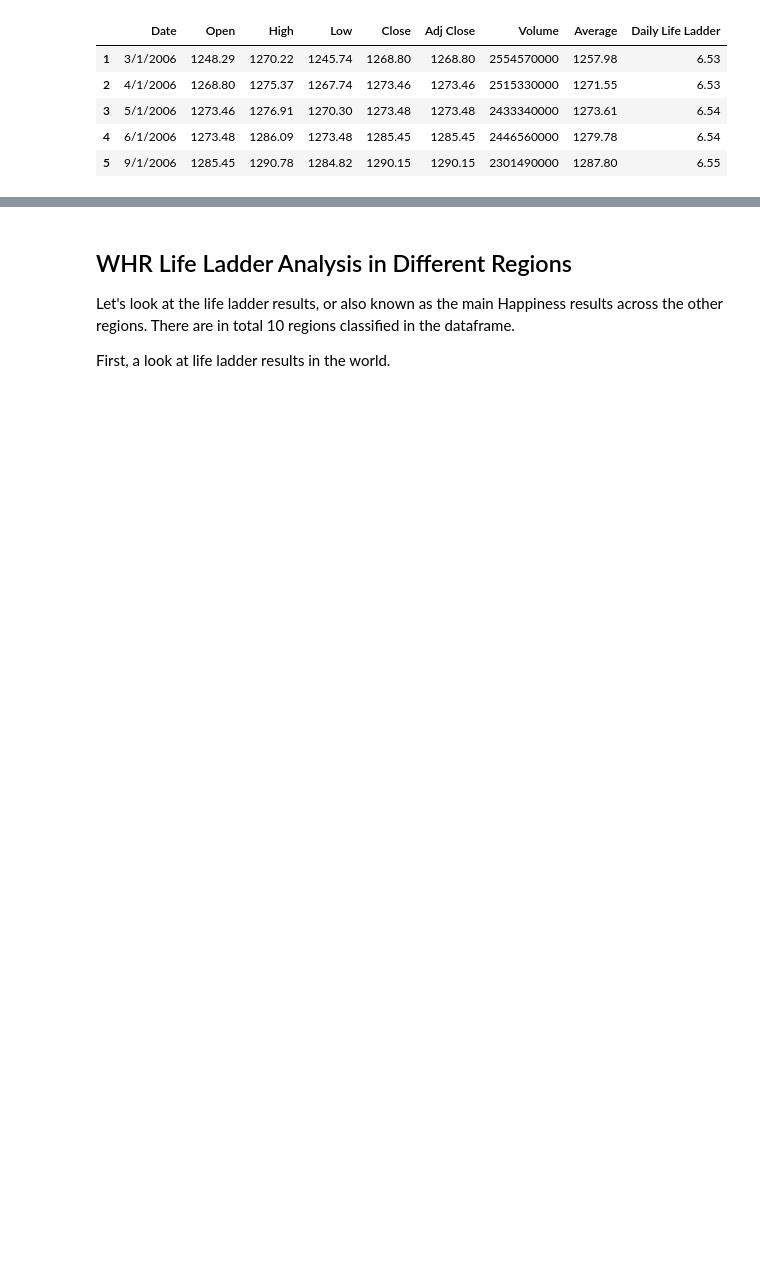
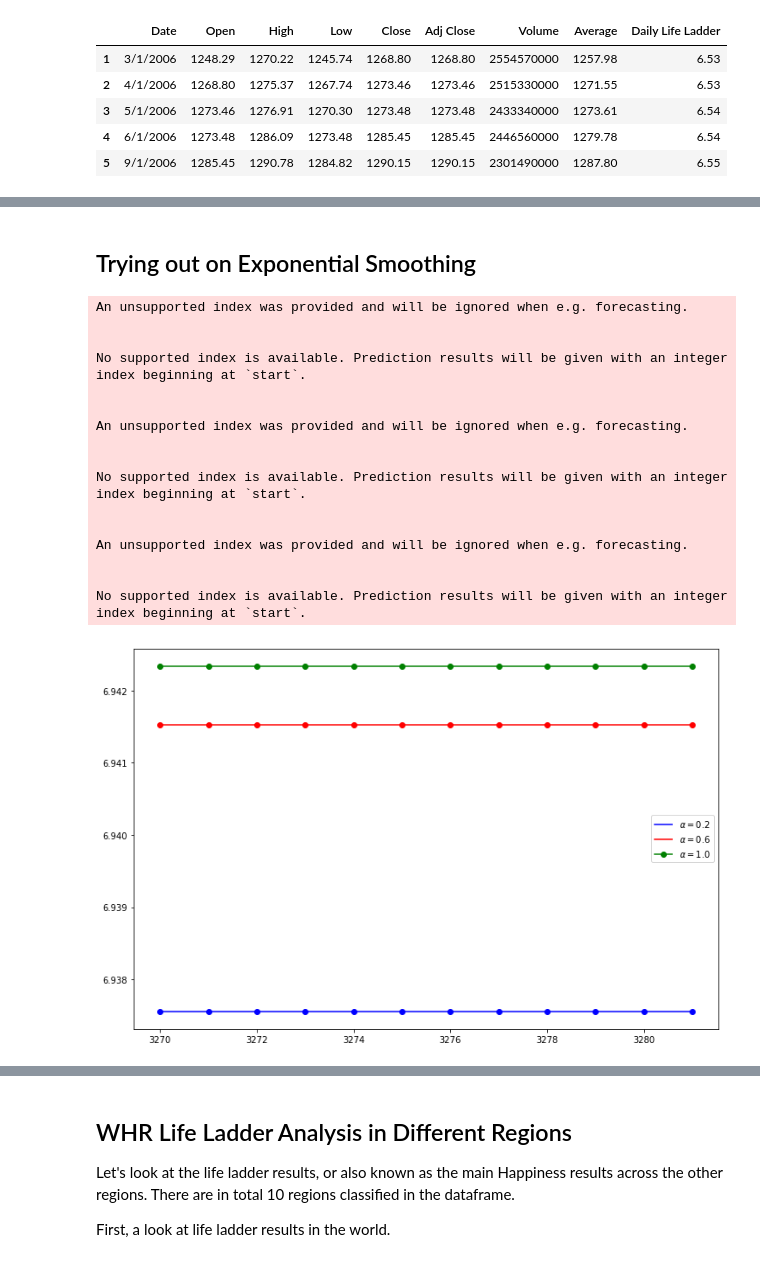
Before and after one commit to Teo-KJ/CZ1015-Data-Science---AI-Mini-Project, a Jupyter notebook: WHR Explore - In depth Analysis.ipynb, the cells around one changed output, grey strips where cells are left out. Cells and saved outputs as stored; diff of their text form; code cells hidden in the pictures; blank space fills up the shorter version.

Commit message:
Added a bit of exponential smoothing

```diff
--- a/WHR Explore - In depth Analysis.ipynb
+++ b/WHR Explore - In depth Analysis.ipynb
@@ -498,0 +525,2 @@ iplot(data)
+# %% [markdown]
+## Trying out on Exponential Smoothing
@@ -498,0 +529,40 @@ iplot(data)
+# %%
+plt.figure(figsize=(12,8))
+# Simple Exponential Smoothing
+fit1 = SimpleExpSmoothing(Values_for_13yr).fit(smoothing_level=0.2,optimized=False)
+fcast1 = fit1.forecast(12).rename(r'$\alpha=0.2$')
+# plot
+fcast1.plot(marker='o', color='blue', legend=True)
+# fit1.fittedvalues.plot(marker='o',  color='blue')
+
+fit2 = SimpleExpSmoothing(Values_for_13yr).fit(smoothing_level=0.6,optimized=False)
+fcast2 = fit2.forecast(12).rename(r'$\alpha=0.6$')
+# plot
+fcast2.plot(marker='o', color='red', legend=True)
+# fit2.fittedvalues.plot(marker='o', color='red')
+
+fit3 = SimpleExpSmoothing(Values_for_13yr).fit()
+fcast3 = fit3.forecast(12).rename(r'$\alpha=%s$'%fit3.model.params['smoothing_level'])
+# plot
+fcast3.plot(marker='o', color='green', legend=True)
+# fit3.fittedvalues.plot(marker='o', color='green')
+
+plt.show()
+# %% [output]
+An unsupported index was provided and will be ignored when e.g. forecasting.
+
+
+No supported index is available. Prediction results will be given with an integer index beginning at `start`.
+
+
+An unsupported index was provided and will be ignored when e.g. forecasting.
+
+
+No supported index is available. Prediction results will be given with an integer index beginning at `start`.
+
+
+An unsupported index was provided and will be ignored when e.g. forecasting.
+
+
+No supported index is available. Prediction results will be given with an integer index beginning at `start`.
+[figure, added]
```
Also changed, not shown: parts of 13 cells of this notebook.
